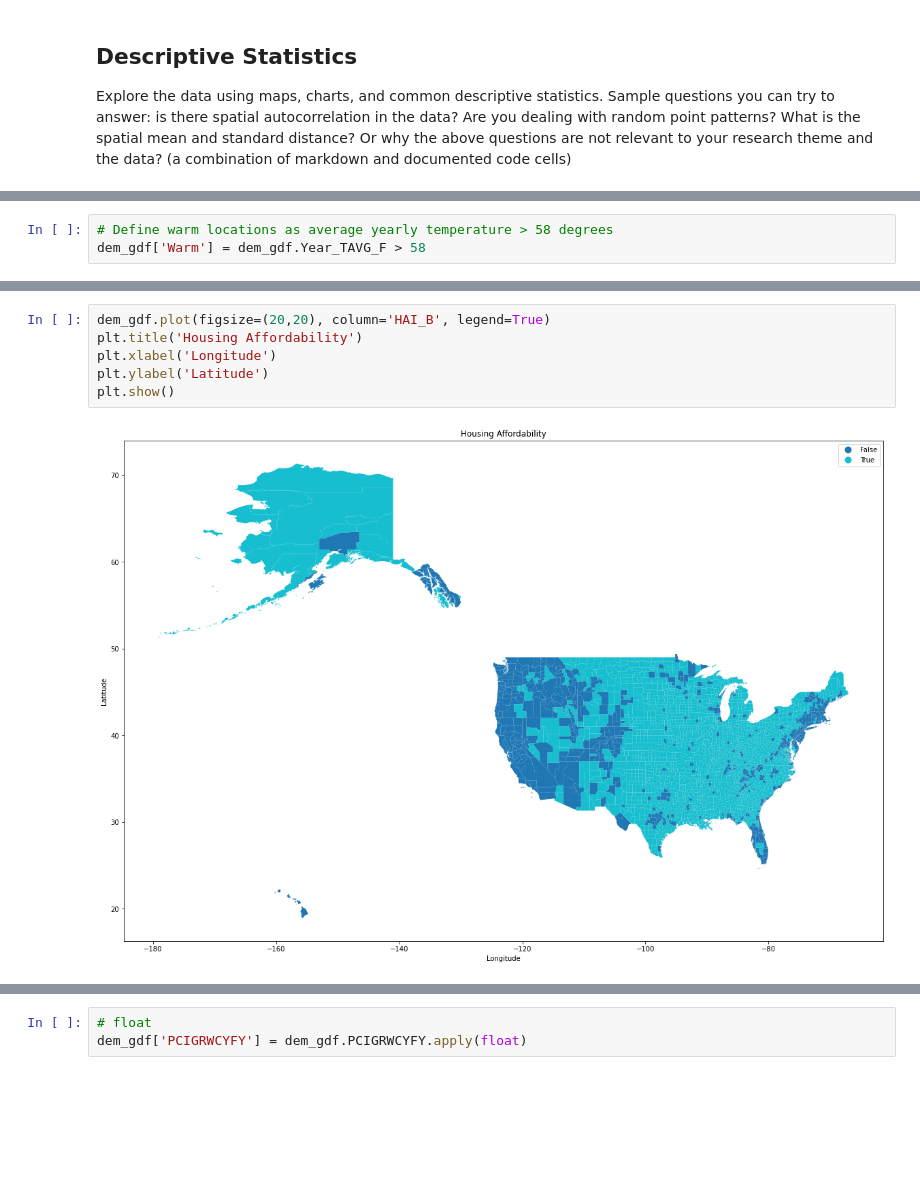
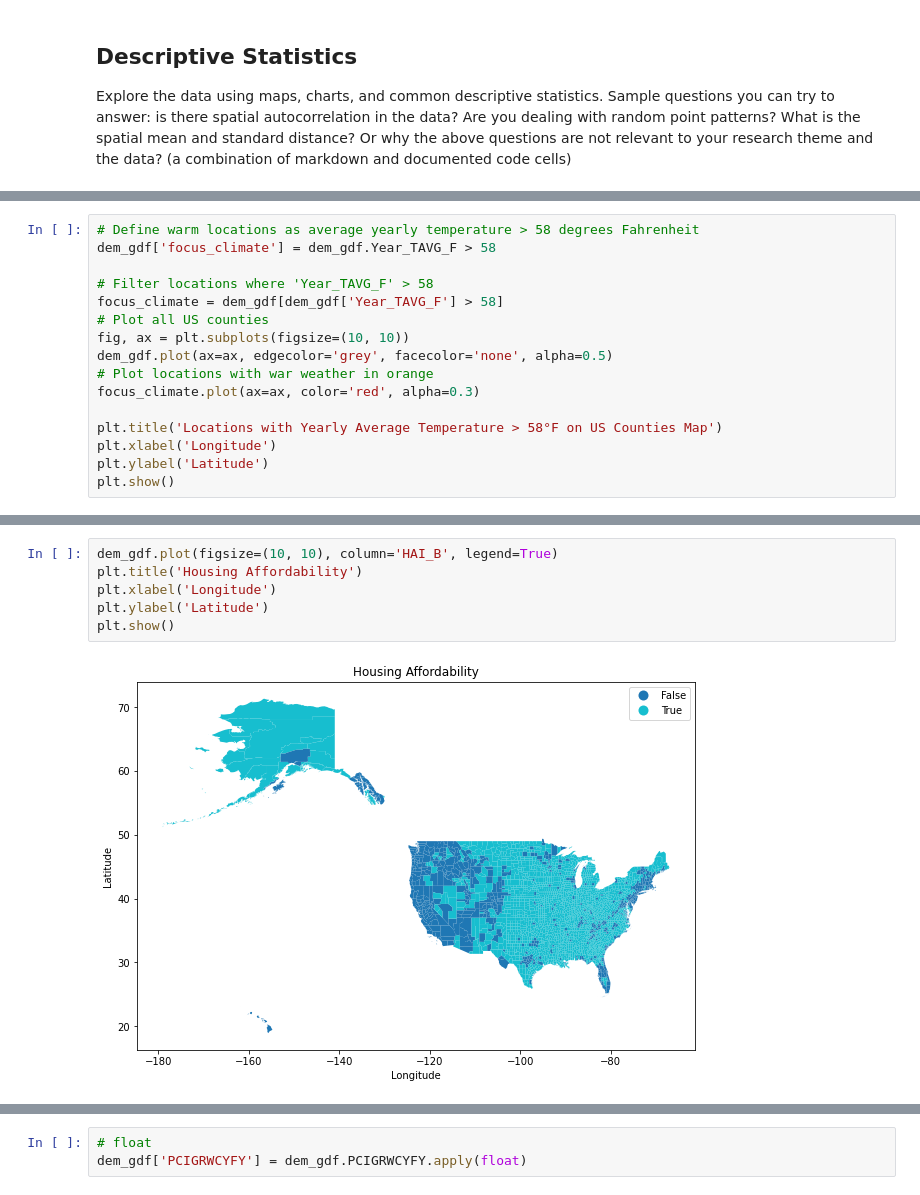
Before and after one commit to sheenapatel262/dsc170_final_proj, a Jupyter notebook: dsc170_proj.ipynb, the cells around one changed output, grey strips where cells are left out. Drawn from its saved outputs; the diff is of its cells as text; blank space fills up the shorter version.

```diff
--- a/dsc170_proj.ipynb
+++ b/dsc170_proj.ipynb
@@ -167,3 +186,16 @@ plt.show()
 # %%
-# Define warm locations as average yearly temperature > 58 degrees
-dem_gdf['Warm'] = dem_gdf.Year_TAVG_F > 58
+# Define warm locations as average yearly temperature > 58 degrees Fahrenheit
+dem_gdf['focus_climate'] = dem_gdf.Year_TAVG_F > 58
+
+# Filter locations where 'Year_TAVG_F' > 58
+focus_climate = dem_gdf[dem_gdf['Year_TAVG_F'] > 58]
+# Plot all US counties
+fig, ax = plt.subplots(figsize=(10, 10))
+dem_gdf.plot(ax=ax, edgecolor='grey', facecolor='none', alpha=0.5)
+# Plot locations with war weather in orange
+focus_climate.plot(ax=ax, color='red', alpha=0.3)
+
+plt.title('Locations with Yearly Average Temperature > 58°F on US Counties Map')
+plt.xlabel('Longitude')
+plt.ylabel('Latitude')
+plt.show()
@@ -175,8 +233,8 @@ dem_gdf['HAI_B'] = dem_gdf.HAI_CY > 0
 # %%
-dem_gdf.plot(figsize=(20,20), column='HAI_B', legend=True)
+dem_gdf.plot(figsize=(10, 10), column='HAI_B', legend=True)
 plt.title('Housing Affordability')
 plt.xlabel('Longitude')
 plt.ylabel('Latitude')
 plt.show()
 # %% [output]
-[figure, old version]
+[figure, new version]
```
Also changed, not shown: parts of 46 cells of this notebook.
